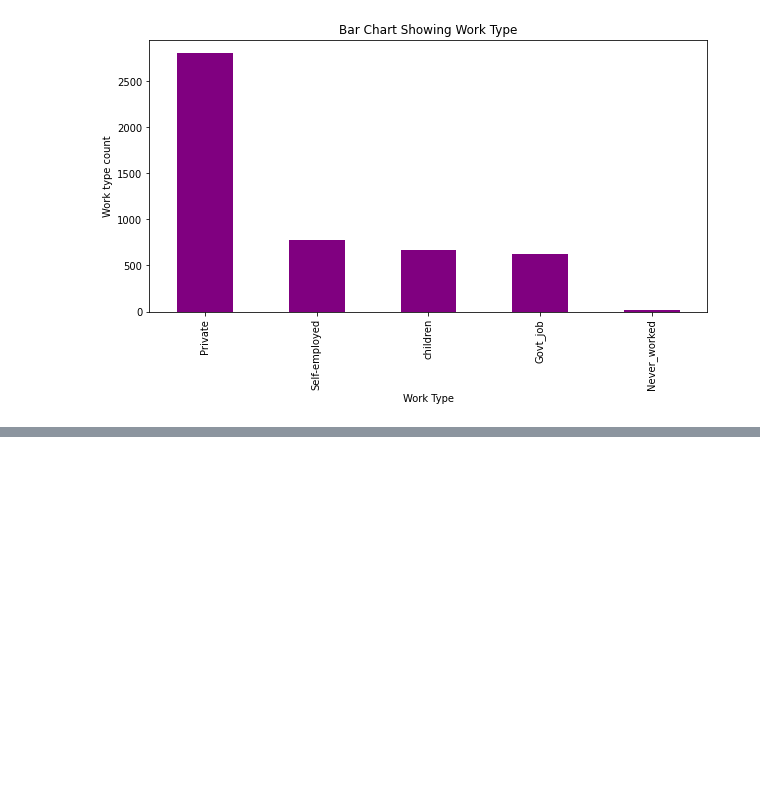
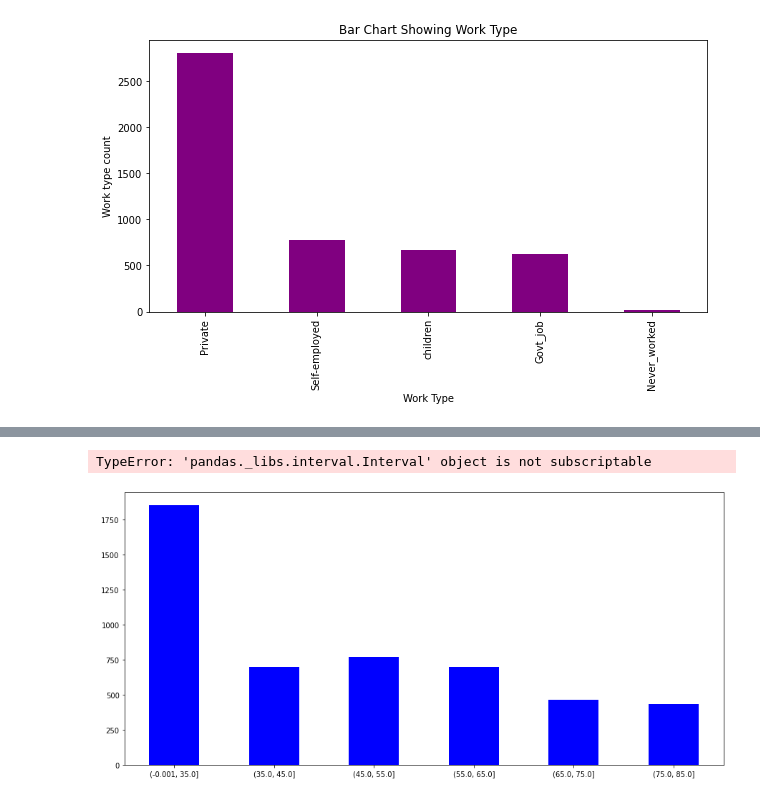
Before and after one commit to ruchisharma19/Project-4-Data-Doctors, a Jupyter notebook: Untitled.ipynb, the cells around one changed output, grey strips where cells are left out. Saved outputs shown, nothing was run; the diff lists cells and outputs as text; code cells hidden in the pictures; blank space fills up the shorter version.

```diff
--- a/Untitled.ipynb
+++ b/Untitled.ipynb
@@ -200,0 +208,2 @@ plt.savefig("./images/work_type_bar_chart.png")
+# %%
+ages = stroke_df_new["age"]
@@ -200,0 +225,8 @@ plt.savefig("./images/work_type_bar_chart.png")
+# %%
+out = pd.cut(ages, bins=[0, 35, 45, 55, 65, 75, 85], include_lowest=True)
+ax = out.value_counts(sort=False).plot.bar(rot=0, color="b", figsize=(15,7))
+ax.set_xticklabels([c[1:-1].replace(","," to") for c in out.cat.categories])
+plt.show()
+# %% [output]
+TypeError: 'pandas._libs.interval.Interval' object is not subscriptable
+[figure, added]
```
Also changed, not shown: parts of 7 cells of this notebook, 3 other files.
